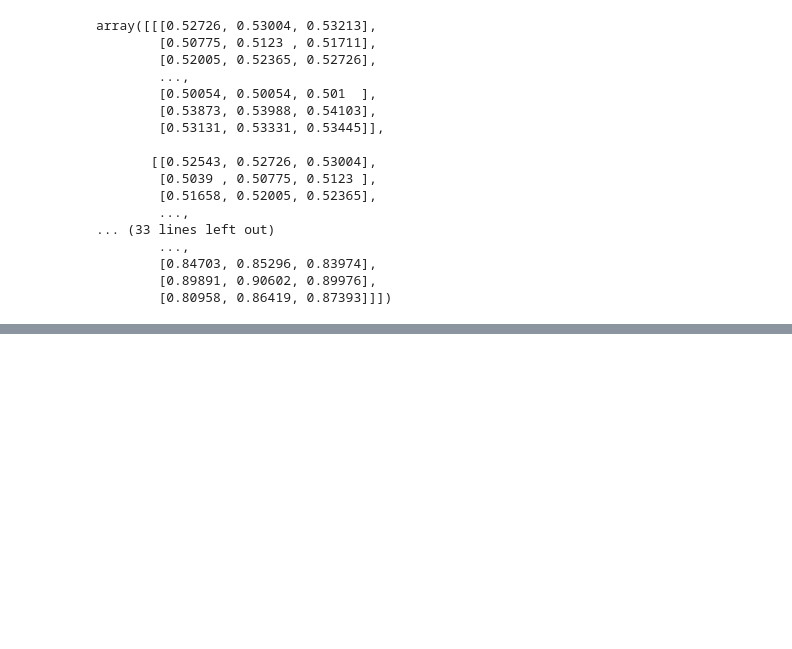
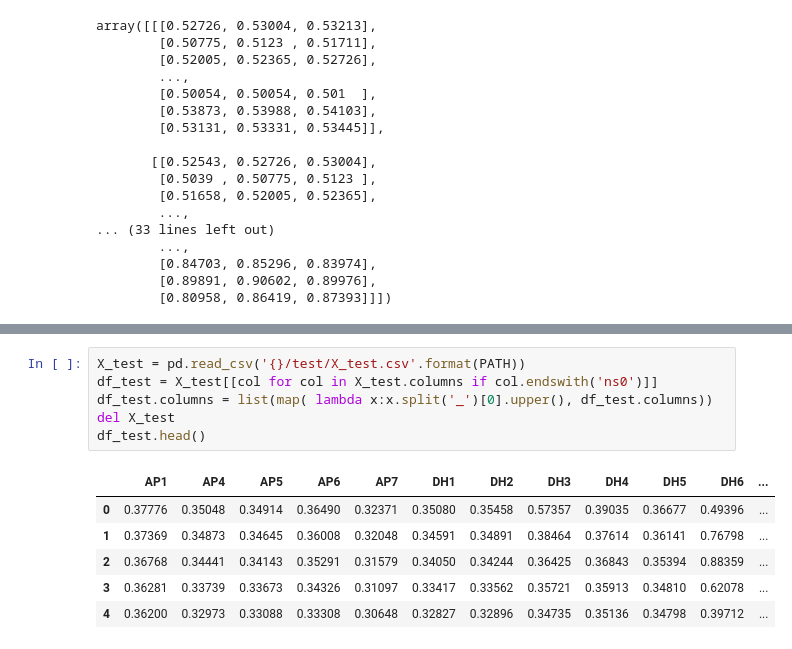
Before and after one commit to albertotb/solar, a Jupyter notebook: notebooks/data_UCM.ipynb, the cells around one changed output, grey strips where cells are left out. Cells and saved outputs as stored; diff of their text form; blank space fills up the shorter version.

```diff
--- a/notebooks/data_UCM.ipynb
+++ b/notebooks/data_UCM.ipynb
@@ -42,0 +69,13 @@ y_train
+# %%
+X_test = pd.read_csv('{}/test/X_test.csv'.format(PATH))
+df_test = X_test[[col for col in X_test.columns if col.endswith('ns0')]]
+df_test.columns = list(map( lambda x:x.split('_')[0].upper(), df_test.columns))
+del X_test
+df_test.head()
+# %% [output]
+|  | AP1 | AP4 | AP5 | AP6 | AP7 | DH1 | DH2 | DH3 | DH4 | DH5 | DH6 | ... |
+| 0 | 0.37776 | 0.35048 | 0.34914 | 0.36490 | 0.32371 | 0.35080 | 0.35458 | 0.57357 | 0.39035 | 0.36677 | 0.49396 | ... |
+| 1 | 0.37369 | 0.34873 | 0.34645 | 0.36008 | 0.32048 | 0.34591 | 0.34891 | 0.38464 | 0.37614 | 0.36141 | 0.76798 | ... |
+| 2 | 0.36768 | 0.34441 | 0.34143 | 0.35291 | 0.31579 | 0.34050 | 0.34244 | 0.36425 | 0.36843 | 0.35394 | 0.88359 | ... |
+| 3 | 0.36281 | 0.33739 | 0.33673 | 0.34326 | 0.31097 | 0.33417 | 0.33562 | 0.35721 | 0.35913 | 0.34810 | 0.62078 | ... |
+| 4 | 0.36200 | 0.32973 | 0.33088 | 0.33308 | 0.30648 | 0.32827 | 0.32896 | 0.34735 | 0.35136 | 0.34798 | 0.39712 | ... |
```
Also changed, not shown: parts of 36 cells of this notebook, 3 other files.
